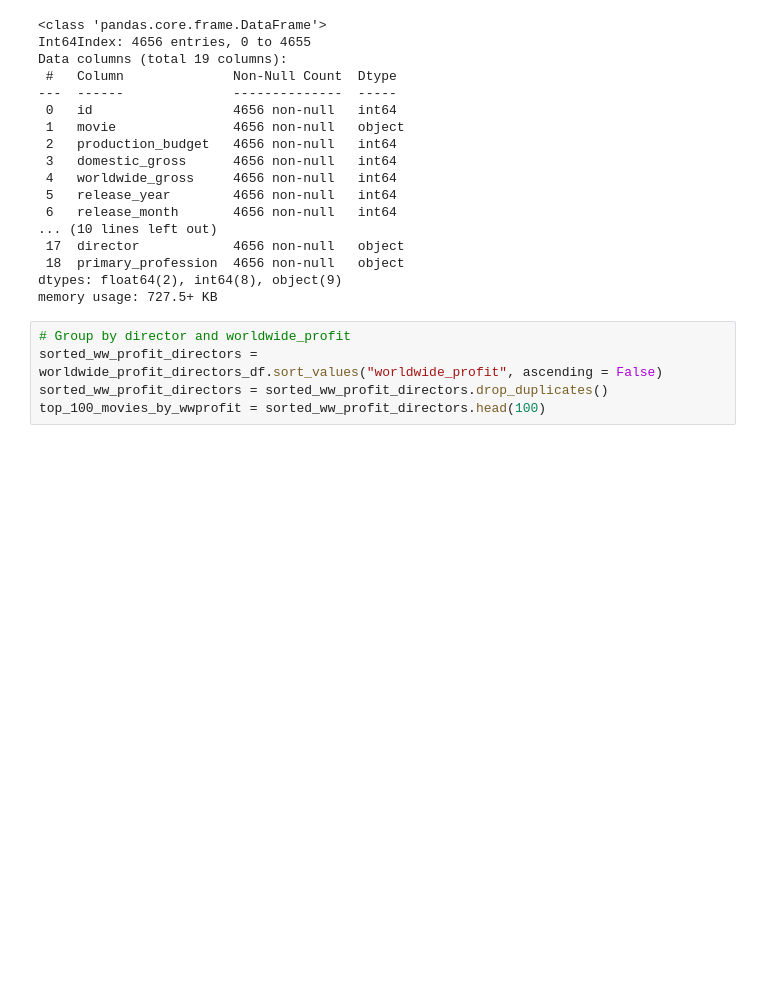
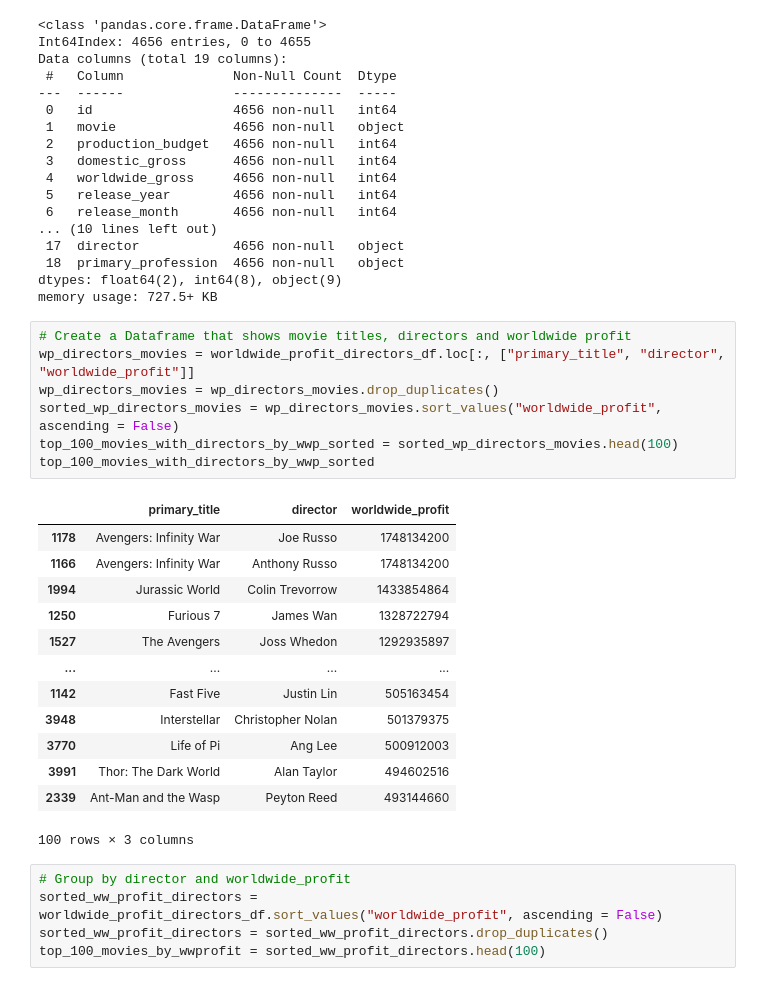
Before and after one commit to dataeducator/dsc-phase-1-project-v2-4, a Jupyter notebook: student.ipynb, the cells around one changed output. Saved outputs shown, nothing was run; the diff lists cells and outputs as text; blank space fills up the shorter version.

```diff
--- a/student.ipynb
+++ b/student.ipynb
@@ -878,6 +878,27 @@ Data columns (total 19 columns):
  18  primary_profession  4656 non-null   object
 dtypes: float64(2), int64(8), object(9)
 memory usage: 727.5+ KB
+# %%
+# Create a Dataframe that shows movie titles, directors and worldwide profit
+wp_directors_movies = worldwide_profit_directors_df.loc[:, ["primary_title", "director", "worldwide_profit"]]
+wp_directors_movies = wp_directors_movies.drop_duplicates()
+sorted_wp_directors_movies = wp_directors_movies.sort_values("worldwide_profit", ascending = False)
+top_100_movies_with_directors_by_wwp_sorted = sorted_wp_directors_movies.head(100)
+top_100_movies_with_directors_by_wwp_sorted
+# %% [output]
+|  | primary_title | director | worldwide_profit |
+| 1178 | Avengers: Infinity War | Joe Russo | 1748134200 |
+| 1166 | Avengers: Infinity War | Anthony Russo | 1748134200 |
+| 1994 | Jurassic World | Colin Trevorrow | 1433854864 |
+| 1250 | Furious 7 | James Wan | 1328722794 |
+| 1527 | The Avengers | Joss Whedon | 1292935897 |
+| ... | ... | ... | ... |
+| 1142 | Fast Five | Justin Lin | 505163454 |
+| 3948 | Interstellar | Christopher Nolan | 501379375 |
+| 3770 | Life of Pi | Ang Lee | 500912003 |
+| 3991 | Thor: The Dark World | Alan Taylor | 494602516 |
+| 2339 | Ant-Man and the Wasp | Peyton Reed | 493144660 |
+100 rows × 3 columns
 # %%
 # Group by director and worldwide_profit
 sorted_ww_profit_directors = worldwide_profit_directors_df.sort_values("worldwide_profit", ascending = False)
```
Also changed, not shown: parts of 3 cells of this notebook.
